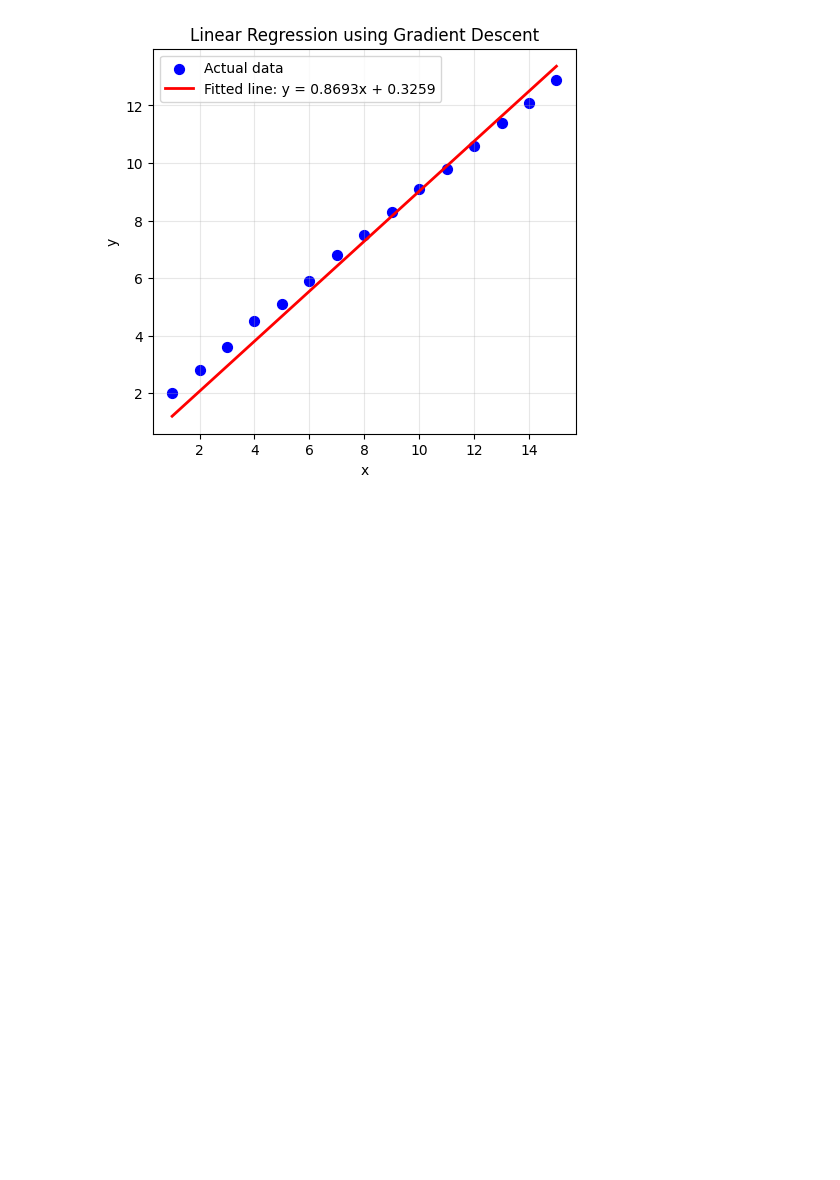
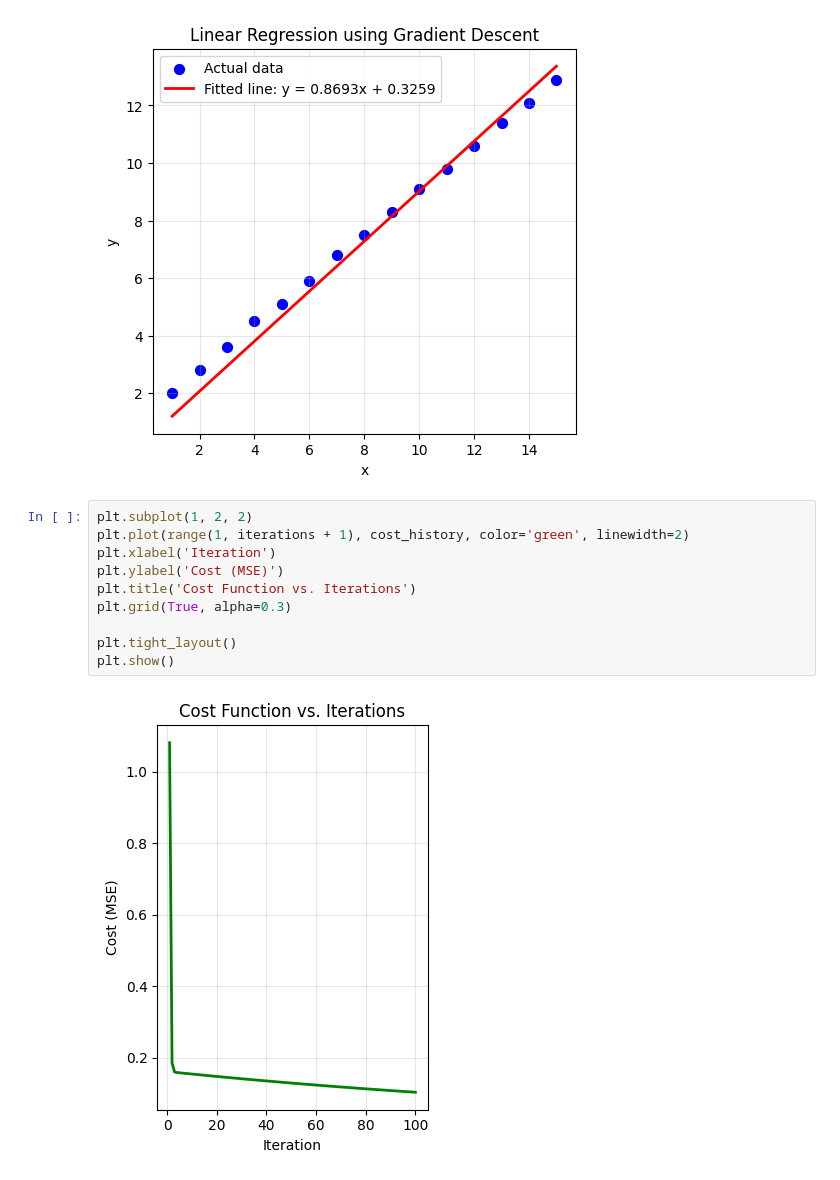
Before and after one commit to pilotbear-coder/DAE-Project, a Jupyter notebook: 7300 Test/7300 w2/7300 w2h1 q4.ipynb, the cells around one changed output. Drawn from its saved outputs; the diff is of its cells as text; blank space fills up the shorter version.

Commit message:
cost functions

```diff
--- a/7300 Test/7300 w2/7300 w2h1 q4.ipynb
+++ b/7300 Test/7300 w2/7300 w2h1 q4.ipynb
@@ -94,3 +94,15 @@ plt.legend()
 plt.grid(True, alpha=0.3)
 # %% [output]
 [figure]
+# %%
+plt.subplot(1, 2, 2)
+plt.plot(range(1, iterations + 1), cost_history, color='green', linewidth=2)
+plt.xlabel('Iteration')
+plt.ylabel('Cost (MSE)')
+plt.title('Cost Function vs. Iterations')
+plt.grid(True, alpha=0.3)
+
+plt.tight_layout()
+plt.show()
+# %% [output]
+[figure, added]
```
